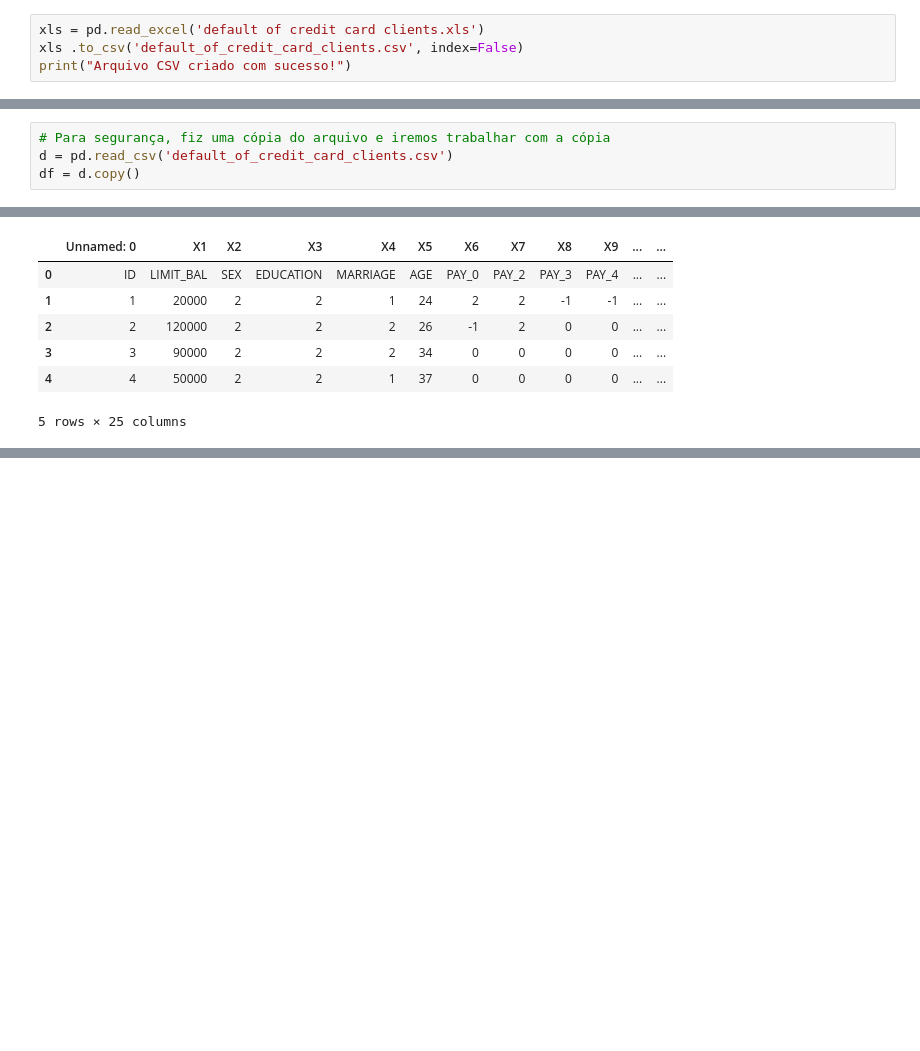
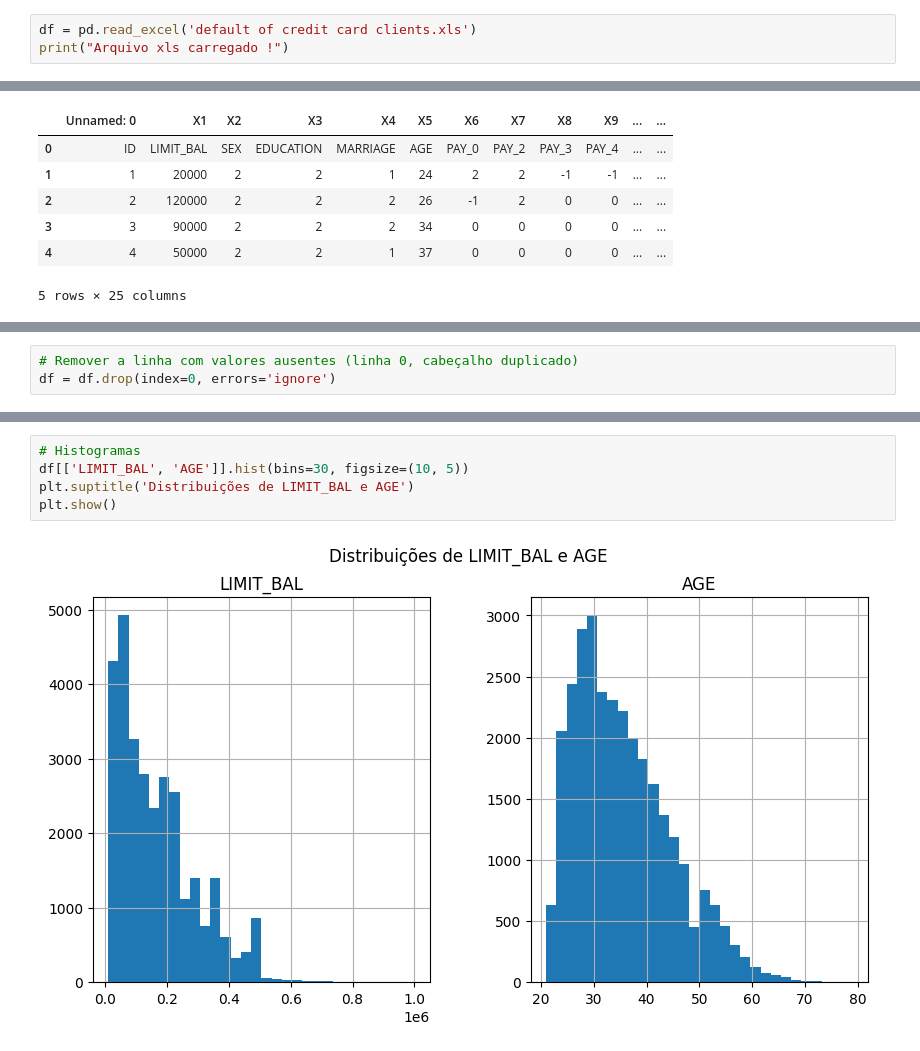
Before and after one commit to Micaelferrari/aprendizado-supervisionado, a Jupyter notebook: AprendizadoSuperisionado.ipynb, the cells around one changed output, grey strips where cells are left out. Drawn from its saved outputs; the diff is of its cells as text; blank space fills up the shorter version.

Commit message:
implementa carregamento de dados, renomeação de colunas, conversão de tipos, remoção de linha com cabeçalho duplicado e visualização inicial com histogramas

```diff
--- a/AprendizadoSuperisionado.ipynb
+++ b/AprendizadoSuperisionado.ipynb
@@ -9,7 +16,6 @@ import os
 Carregamento dos dados
 Optei por trabalhar com os dados no formato CSV porque ele é mais leve, simples e amplamente suportado por diversas ferramentas e bibliotecas de análise de dados.
 # %%
-xls = pd.read_excel('default of credit card clients.xls')
-xls .to_csv('default_of_credit_card_clients.csv', index=False)
-print("Arquivo CSV criado com sucesso!")
+df = pd.read_excel('default of credit card clients.xls')
+print("Arquivo xls carregado !")
 # %% [output]
@@ -17,7 +23,3 @@ Arquivo CSV criado com sucesso!
-# %%
-# Para segurança, fiz uma cópia do arquivo e iremos trabalhar com a cópia
-d = pd.read_csv('default_of_credit_card_clients.csv')
-df = d.copy()
 # %% [markdown]
 Verificação de dados ausentes e tipos
 
@@ -54,0 +220,3 @@ df.head()
+# %%
+# Remover a linha com valores ausentes (linha 0, cabeçalho duplicado)
+df = df.drop(index=0, errors='ignore')
@@ -54,0 +271,7 @@ df.head()
+# %%
+# Histogramas
+df[['LIMIT_BAL', 'AGE']].hist(bins=30, figsize=(10, 5))
+plt.suptitle('Distribuições de LIMIT_BAL e AGE')
+plt.show()
+# %% [output]
+[figure, added]
```
Also changed, not shown: parts of 10 cells of this notebook.
